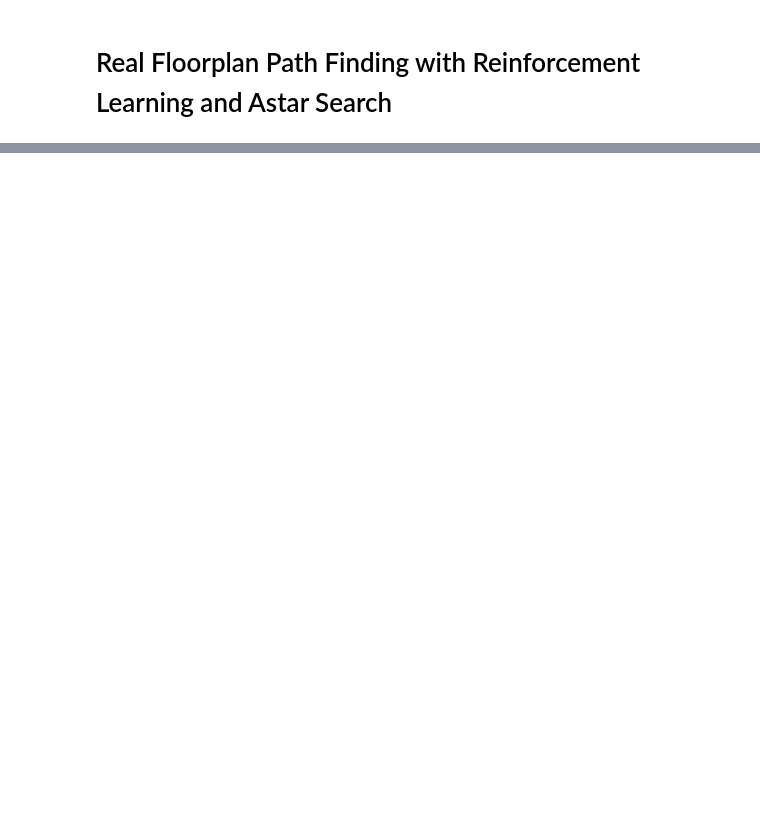
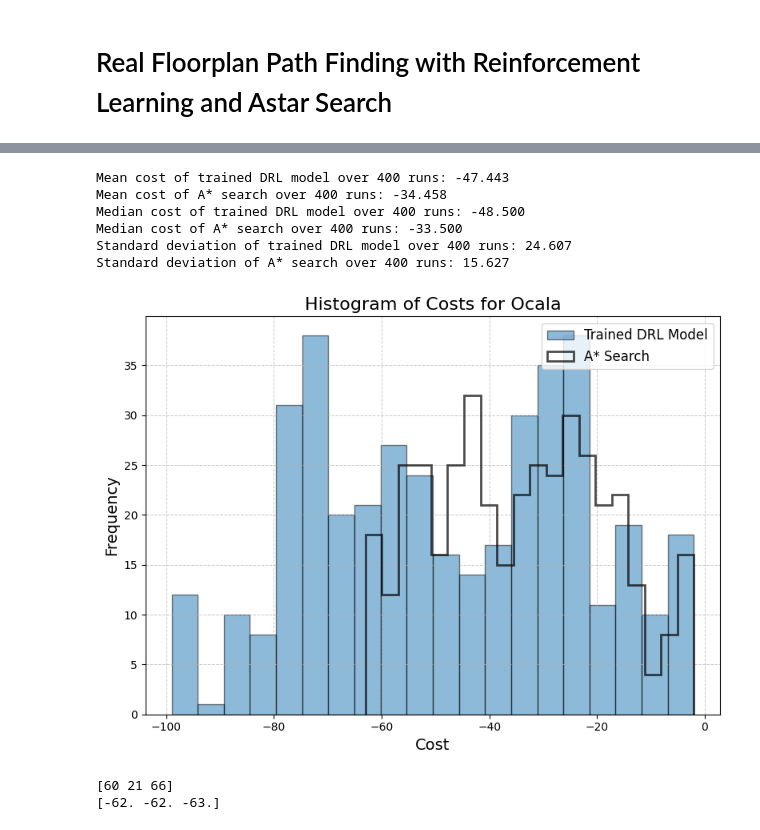
Before and after one commit to primevisiontechnology-com/res-pvt-ai4spp, a Jupyter notebook: TestOnFP.ipynb, the cells around one changed output, grey strips where cells are left out. Saved outputs shown, nothing was run; the diff lists cells and outputs as text; code cells hidden in the pictures; blank space fills up the shorter version.

```diff
--- a/TestOnFP.ipynb
+++ b/TestOnFP.ipynb
@@ -154,0 +181,80 @@ KeyboardInterrupt:
+# %%
+# Calculate the average costs
+print ("Mean cost of trained DRL model over {} runs: {:.3f}".format(num_runs * batch_size, cost_list_trained_filtered.mean()))
+print ("Mean cost of A* search over {} runs: {:.3f}".format(num_runs * batch_size, cost_list_astar_filtered.mean()))
+
+# Calculate the mean and standard deviation of the costs
+print ("Median cost of trained DRL model over {} runs: {:.3f}".format(num_runs * batch_size, np.median(cost_list_trained_filtered)))
+print ("Median cost of A* search over {} runs: {:.3f}".format(num_runs * batch_size, np.median(cost_list_astar_filtered)))
+print ("Standard deviation of trained DRL model over {} runs: {:.3f}".format(num_runs * batch_size, cost_list_trained_filtered.std()))
+print ("Standard deviation of A* search over {} runs: {:.3f}".format(num_runs * batch_size, cost_list_astar_filtered.std()))
+
+# Plot the histogram of the costs
+plt.figure(figsize=(8, 6))
+
+plt.hist(cost_list_trained_filtered, bins=20, alpha=0.5, label='Trained DRL Model', color='tab:blue', edgecolor='black')
+plt.hist(cost_list_astar_filtered, bins=20, alpha=0.7, label='A* Search', color='tab:orange', edgecolor='black', histtype='step', linewidth=2)
+
+# Add gridlines
+plt.grid(True, which='both', linestyle='--', linewidth=0.7, alpha=0.7)
+
+# Add a legend
+plt.legend(loc='upper right', fontsize=12)
+
+# Add axis labels and title
+plt.xlabel('Cost', fontsize=14)
+plt.ylabel('Frequency', fontsize=14)
+
+# Title with the floorplan name included
+plt.title(f'Histogram of Costs for {floorplan_name}', fontsize=16)
+
+# Adjust layout to avoid clipping
+plt.tight_layout()
+
+# Save the plot
+plt.savefig(f'media/{floorplan_name}_histogram.png', format='png', dpi=300)
+
+# Show the plot
+plt.show()
+
+# Get the indices of the runs with the highest costs
+worst_runs = np.argsort(cost_list_astar_filtered)[::-1][-3:]
+print(worst_runs)
+print(cost_list_astar_filtered[worst_runs])
+
+def plot_bad_runs():
+    # Plot the actions for the first run
+    import matplotlib.pyplot as plt
+
+    # Plot the actions with the largest difference between the trained model and A* search
+    diff = - cost_list_trained + cost_list_astar
+    largest_diffs = np.argsort(diff)[::-1][:32]
+    print(largest_diffs)
+
+    for run in largest_diffs:
+        quotient, remainder = divmod(run, batch_size)
+        print(quotient, remainder)
+        for i, td in enumerate(td_list[quotient]):
+            if i == remainder:
+                fig, axs = plt.subplots(1,2, figsize=(11,5))
+
+                try:
+                    infer_env.render(td, actions_trained[quotient][i], ax=axs[0])
+                    axs[0].set_title(r"Trained $\pi_\theta$" + f"| Cost = {cost_list_trained[run]:.3f}")
+                except Exception as e:
+                    print(e)
+                    print("Error in plotting trained model")
+                    pass
+
+                infer_env.render(td, actions_astar[quotient][i], ax=axs[1])
+                axs[1].set_title("A* Search | Cost = {:.3f}".format(cost_list_astar[run]))
+# %% [output]
+Mean cost of trained DRL model over 400 runs: -47.443
+Mean cost of A* search over 400 runs: -34.458
+Median cost of trained DRL model over 400 runs: -48.500
+Median cost of A* search over 400 runs: -33.500
+Standard deviation of trained DRL model over 400 runs: 24.607
+Standard deviation of A* search over 400 runs: 15.627
+[figure, added]
+[60 21 66]
+[-62. -62. -63.]
```
Also changed, not shown: parts of 5 cells of this notebook, 34 other files.
